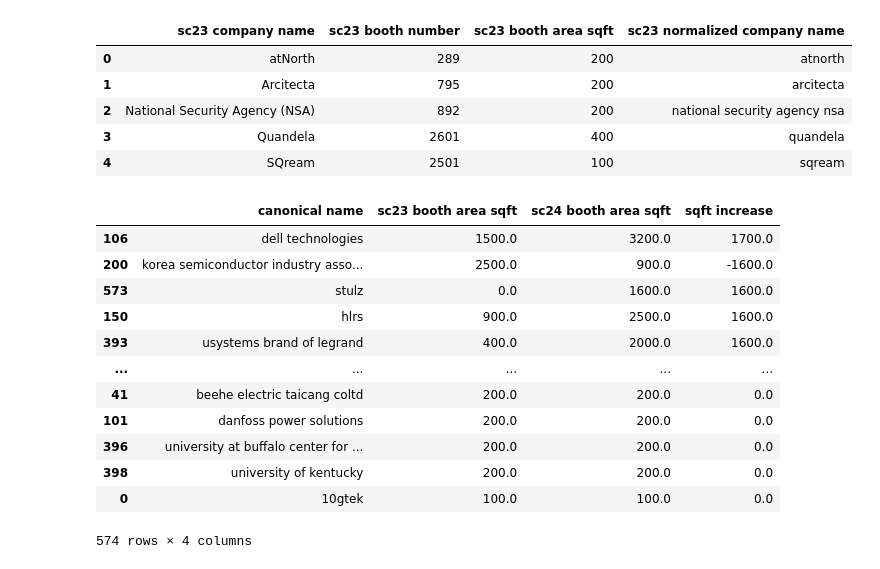
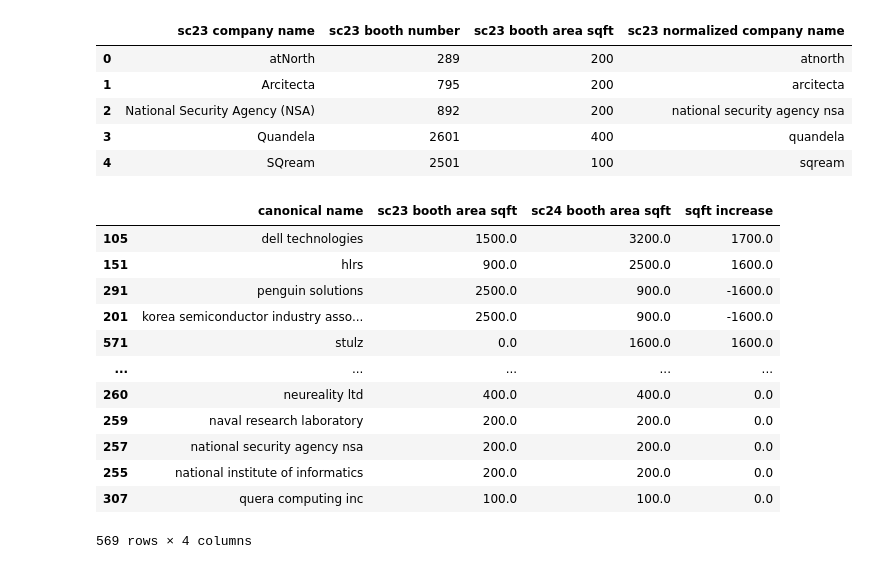
Before and after one commit to glennklockwood/sc-exhibitors, a Jupyter notebook: compare_exhibitors.ipynb, the cells around one changed output. Saved outputs shown, nothing was run; the diff lists cells and outputs as text; code cells hidden in the pictures.

```diff
--- a/compare_exhibitors.ipynb
+++ b/compare_exhibitors.ipynb
@@ -9,7 +9,7 @@ def normalize_vendor_name(name):
     - Removing punctuation
     - Stripping leading and trailing whitespace
     """
-    for magic_name in ['DDN', 'KAYTUS', 'Eviden', 'Carahsoft', 'Boston Limited', 'NVIDIA', 'CIQ', 'NetApp', "Run:ai", "DUG", "DDC", 'Seagate', 'TU Dresden', 'croit', 'Texas A&M', 'University of Southern California', 'MiTAC', 'NCSA', 'Pawsey', 'A*STAR', 'Rittal', 'iM', 'Iris Energy', 'Asia Supercomputer Community', 'SSSTC', 'Apaltek']:
+    for magic_name in ['DDN', 'KAYTUS', 'Eviden', 'Carahsoft', 'Boston Limited', 'NVIDIA', 'CIQ', 'NetApp', "Run:ai", "DUG", "DDC", 'Seagate', 'TU Dresden', 'croit', 'Texas A&M', 'University of Southern California', 'MiTAC', 'NCSA', 'Pawsey', 'A*STAR', 'Rittal', 'iM', 'Iris Energy', 'Asia Supercomputer Community', 'SSSTC', 'Apaltek', 'Storj', 'General Dynamics Information Technology', 'PRACE']:
         if magic_name in name:
             name = magic_name
 
@@ -24,6 +24,13 @@ def normalize_vendor_name(name):
             'PSNC & PIONIER - Polish Optical Internet': 'PSNC/PIONIER - Polish Optical Internet',
             'Gnosis Research Center - Illinois Institute of Technology': "Illinois Tech",
             'CGG': "Viridien",
+            'General Dynamics Information Technology': "GDIT",
+            'General Dynamics': "GDIT",
+            "Advanced Computing Center for Research and Education": "ACCRE",
+            "South Carolina Research Computing Consortium": "SCRCC",
+            "The University of Tennessee": "UTK",
+            "Tennessee Tech University": "Tennessee Tech",
+            "Hewlett Packard Enterprise": "HPE",
         }.items():
         if old_name in name:
             name = new_name
@@ -105,47 +114,52 @@ SC23 duplicates companies:
 # %%
 
 # Step 2: Join both dataframes on common company names
-merged_df = pandas.merge(sc23_exhibitors, sc24_exhibitors, left_on="sc23 normalized company name", right_on="sc24 normalized company name", how="outer")
+_merged_df = pandas.merge(sc23_exhibitors, sc24_exhibitors, left_on="sc23 normalized company name", right_on="sc24 normalized company name", how="outer")
 
 # Step 3: Fill in the rows using repeated data
-merged_df = merged_df.sort_values(by=["sc23 company name", "sc24 company name"]).reset_index(drop=True)
-merged_df['canonical name'] = merged_df['sc23 normalized company name'].combine_first(merged_df['sc24 normalized company name'])
+_merged_df = _merged_df.sort_values(by=["sc23 company name", "sc24 company name"]).reset_index(drop=True)
+_merged_df['canonical name'] = _merged_df['sc23 normalized company name'].combine_first(_merged_df['sc24 normalized company name'])
 
 # for cases where canonical name is duplicated, only retain the row which has the highest value for either sc23 booth area sqft or sc24 booth area sqft
-merged_df['max booth area sqft'] = merged_df[['sc23 booth area sqft', 'sc24 booth area sqft']].max(axis=1)
-merged_df = merged_df.sort_values(by="max booth area sqft", ascending=False)
-merged_df = merged_df.drop_duplicates(subset="canonical name", keep="first")
+_merged_df['max sc23 booth area sqft'] = _merged_df.groupby('canonical name')['sc23 booth area sqft'].transform('max')
+_merged_df['max sc24 booth area sqft'] = _merged_df.groupby('canonical name')['sc24 booth area sqft'].transform('max')
+asdflkj = _merged_df.copy()
+
+_merged_df['sc23 booth area sqft'] = _merged_df['max sc23 booth area sqft']
+_merged_df['sc24 booth area sqft'] = _merged_df['max sc24 booth area sqft']
+
+merged_df = _merged_df.drop_duplicates(subset="canonical name", keep="first").copy()
 
 # now calculate the increase in square footage from sc23 to sc24. for booths that didn't exist in sc23, their sqft should be 0.
 merged_df['sc23 booth area sqft'] = merged_df['sc23 booth area sqft'].fillna(0)
 merged_df['sc24 booth area sqft'] = merged_df['sc24 booth area sqft'].fillna(0)
 merged_df['sqft increase'] = merged_df['sc24 booth area sqft'] - merged_df['sc23 booth area sqft']
 merged_df['sqft abs change'] = merged_df['sqft increase'].abs()
 
 merged_df.sort_values(by="sqft abs change", inplace=True, ascending=False)
 
 summary_df = merged_df[['canonical name', 'sc23 booth area sqft', 'sc24 booth area sqft', 'sqft increase']].copy()
 
 # save merged_df
 merged_df.to_csv('_sc23_sc24_merged.csv', index=False)
 # save summary_df
 summary_df.to_csv('_sc23_sc24_summary.csv', index=False)
 
 summary_df
 # %% [output]
 |  | canonical name | sc23 booth area sqft | sc24 booth area sqft | sqft increase |
-| 106 | dell technologies | 1500.0 | 3200.0 | 1700.0 |
-| 200 | korea semiconductor industry asso... | 2500.0 | 900.0 | -1600.0 |
-| 573 | stulz | 0.0 | 1600.0 | 1600.0 |
-| 150 | hlrs | 900.0 | 2500.0 | 1600.0 |
-| 393 | usystems brand of legrand | 400.0 | 2000.0 | 1600.0 |
+| 105 | dell technologies | 1500.0 | 3200.0 | 1700.0 |
+| 151 | hlrs | 900.0 | 2500.0 | 1600.0 |
+| 291 | penguin solutions | 2500.0 | 900.0 | -1600.0 |
+| 201 | korea semiconductor industry asso... | 2500.0 | 900.0 | -1600.0 |
+| 571 | stulz | 0.0 | 1600.0 | 1600.0 |
 | ... | ... | ... | ... | ... |
-| 41 | beehe electric taicang coltd | 200.0 | 200.0 | 0.0 |
-| 101 | danfoss power solutions | 200.0 | 200.0 | 0.0 |
-| 396 | university at buffalo center for ... | 200.0 | 200.0 | 0.0 |
-| 398 | university of kentucky | 200.0 | 200.0 | 0.0 |
-| 0 | 10gtek | 100.0 | 100.0 | 0.0 |
+| 260 | neureality ltd | 400.0 | 400.0 | 0.0 |
+| 259 | naval research laboratory | 200.0 | 200.0 | 0.0 |
+| 257 | national security agency nsa | 200.0 | 200.0 | 0.0 |
+| 255 | national institute of informatics | 200.0 | 200.0 | 0.0 |
+| 307 | quera computing inc | 100.0 | 100.0 | 0.0 |
-574 rows × 4 columns
+569 rows × 4 columns
 # %%
 # Find all vendors who disappeared from SC24
 disappeared_vendors = merged_df[merged_df['sc24 normalized company name'].isnull()].sort_values('sqft abs change', ascending=False)
```
Also changed, not shown: parts of 7 cells of this notebook, 2 other files.
